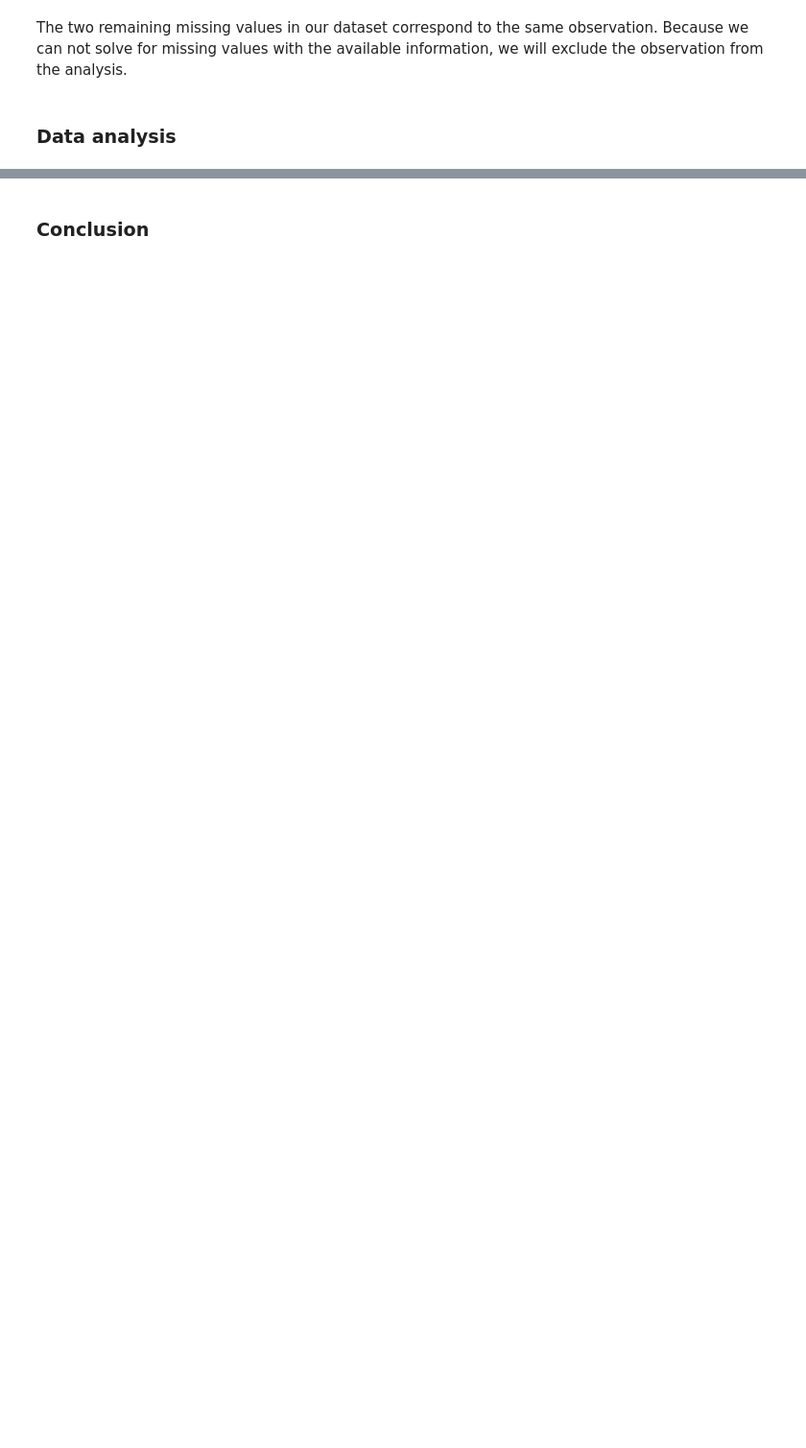
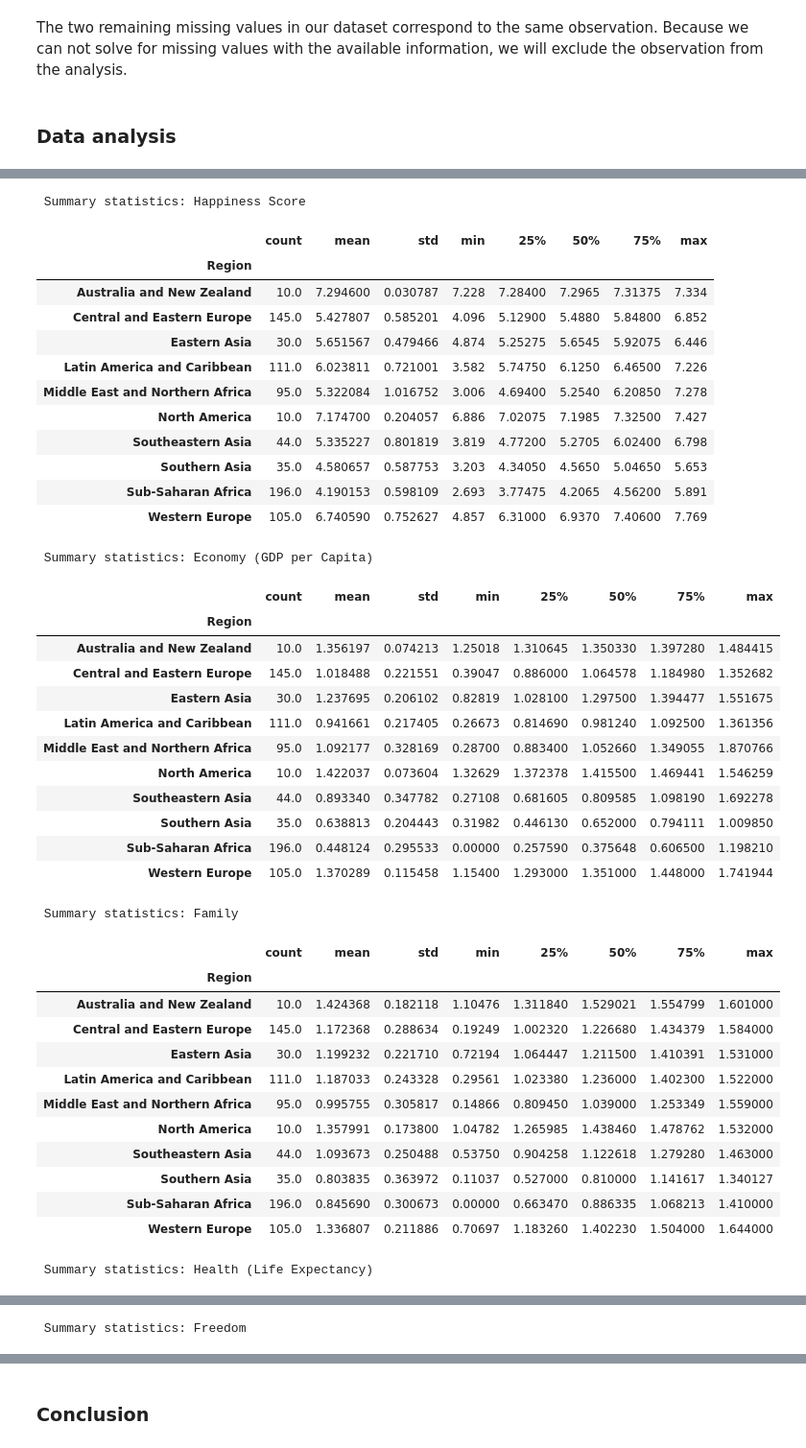
Before and after one commit to TeamGroup7/Group_Assignment, a Jupyter notebook: Group Assignment.ipynb, the cells around one changed output, grey strips where cells are left out. Shown at 96% size. Cells and saved outputs as stored; diff of their text form; code cells hidden in the pictures; blank space fills up the shorter version.

```diff
--- a/Group Assignment.ipynb
+++ b/Group Assignment.ipynb
@@ -217,0 +302,46 @@ data.dropna(inplace=True)
+# %%
+# summary statistics of main factor by report date
+for col in data.iloc[:,4:].columns:
+    print('\033[1m Summary statistics: \033[0m'+ col)
+    display(data.groupby('Region')[col].describe())
+# %% [output]
+ Summary statistics: Happiness Score
+|  | count | mean | std | min | 25% | 50% | 75% | max |
+| Region |  |  |  |  |  |  |  |  |
+| Australia and New Zealand | 10.0 | 7.294600 | 0.030787 | 7.228 | 7.28400 | 7.2965 | 7.31375 | 7.334 |
+| Central and Eastern Europe | 145.0 | 5.427807 | 0.585201 | 4.096 | 5.12900 | 5.4880 | 5.84800 | 6.852 |
+| Eastern Asia | 30.0 | 5.651567 | 0.479466 | 4.874 | 5.25275 | 5.6545 | 5.92075 | 6.446 |
+| Latin America and Caribbean | 111.0 | 6.023811 | 0.721001 | 3.582 | 5.74750 | 6.1250 | 6.46500 | 7.226 |
+| Middle East and Northern Africa | 95.0 | 5.322084 | 1.016752 | 3.006 | 4.69400 | 5.2540 | 6.20850 | 7.278 |
+| North America | 10.0 | 7.174700 | 0.204057 | 6.886 | 7.02075 | 7.1985 | 7.32500 | 7.427 |
+| Southeastern Asia | 44.0 | 5.335227 | 0.801819 | 3.819 | 4.77200 | 5.2705 | 6.02400 | 6.798 |
+| Southern Asia | 35.0 | 4.580657 | 0.587753 | 3.203 | 4.34050 | 4.5650 | 5.04650 | 5.653 |
+| Sub-Saharan Africa | 196.0 | 4.190153 | 0.598109 | 2.693 | 3.77475 | 4.2065 | 4.56200 | 5.891 |
+| Western Europe | 105.0 | 6.740590 | 0.752627 | 4.857 | 6.31000 | 6.9370 | 7.40600 | 7.769 |
+ Summary statistics: Economy (GDP per Capita)
+|  | count | mean | std | min | 25% | 50% | 75% | max |
+| Region |  |  |  |  |  |  |  |  |
+| Australia and New Zealand | 10.0 | 1.356197 | 0.074213 | 1.25018 | 1.310645 | 1.350330 | 1.397280 | 1.484415 |
+| Central and Eastern Europe | 145.0 | 1.018488 | 0.221551 | 0.39047 | 0.886000 | 1.064578 | 1.184980 | 1.352682 |
+| Eastern Asia | 30.0 | 1.237695 | 0.206102 | 0.82819 | 1.028100 | 1.297500 | 1.394477 | 1.551675 |
+| Latin America and Caribbean | 111.0 | 0.941661 | 0.217405 | 0.26673 | 0.814690 | 0.981240 | 1.092500 | 1.361356 |
+| Middle East and Northern Africa | 95.0 | 1.092177 | 0.328169 | 0.28700 | 0.883400 | 1.052660 | 1.349055 | 1.870766 |
+| North America | 10.0 | 1.422037 | 0.073604 | 1.32629 | 1.372378 | 1.415500 | 1.469441 | 1.546259 |
+| Southeastern Asia | 44.0 | 0.893340 | 0.347782 | 0.27108 | 0.681605 | 0.809585 | 1.098190 | 1.692278 |
+| Southern Asia | 35.0 | 0.638813 | 0.204443 | 0.31982 | 0.446130 | 0.652000 | 0.794111 | 1.009850 |
+| Sub-Saharan Africa | 196.0 | 0.448124 | 0.295533 | 0.00000 | 0.257590 | 0.375648 | 0.606500 | 1.198210 |
+| Western Europe | 105.0 | 1.370289 | 0.115458 | 1.15400 | 1.293000 | 1.351000 | 1.448000 | 1.741944 |
+ Summary statistics: Family
+|  | count | mean | std | min | 25% | 50% | 75% | max |
+| Region |  |  |  |  |  |  |  |  |
+| Australia and New Zealand | 10.0 | 1.424368 | 0.182118 | 1.10476 | 1.311840 | 1.529021 | 1.554799 | 1.601000 |
+| Central and Eastern Europe | 145.0 | 1.172368 | 0.288634 | 0.19249 | 1.002320 | 1.226680 | 1.434379 | 1.584000 |
+| Eastern Asia | 30.0 | 1.199232 | 0.221710 | 0.72194 | 1.064447 | 1.211500 | 1.410391 | 1.531000 |
+| Latin America and Caribbean | 111.0 | 1.187033 | 0.243328 | 0.29561 | 1.023380 | 1.236000 | 1.402300 | 1.522000 |
+| Middle East and Northern Africa | 95.0 | 0.995755 | 0.305817 | 0.14866 | 0.809450 | 1.039000 | 1.253349 | 1.559000 |
+| North America | 10.0 | 1.357991 | 0.173800 | 1.04782 | 1.265985 | 1.438460 | 1.478762 | 1.532000 |
+| Southeastern Asia | 44.0 | 1.093673 | 0.250488 | 0.53750 | 0.904258 | 1.122618 | 1.279280 | 1.463000 |
+| Southern Asia | 35.0 | 0.803835 | 0.363972 | 0.11037 | 0.527000 | 0.810000 | 1.141617 | 1.340127 |
+| Sub-Saharan Africa | 196.0 | 0.845690 | 0.300673 | 0.00000 | 0.663470 | 0.886335 | 1.068213 | 1.410000 |
+| Western Europe | 105.0 | 1.336807 | 0.211886 | 0.70697 | 1.183260 | 1.402230 | 1.504000 | 1.644000 |
+ Summary statistics: Health (Life Expectancy)
@@ -217,0 +360 @@ data.dropna(inplace=True)
+ Summary statistics: Freedom
```
Also changed, not shown: parts of 13 cells of this notebook.
